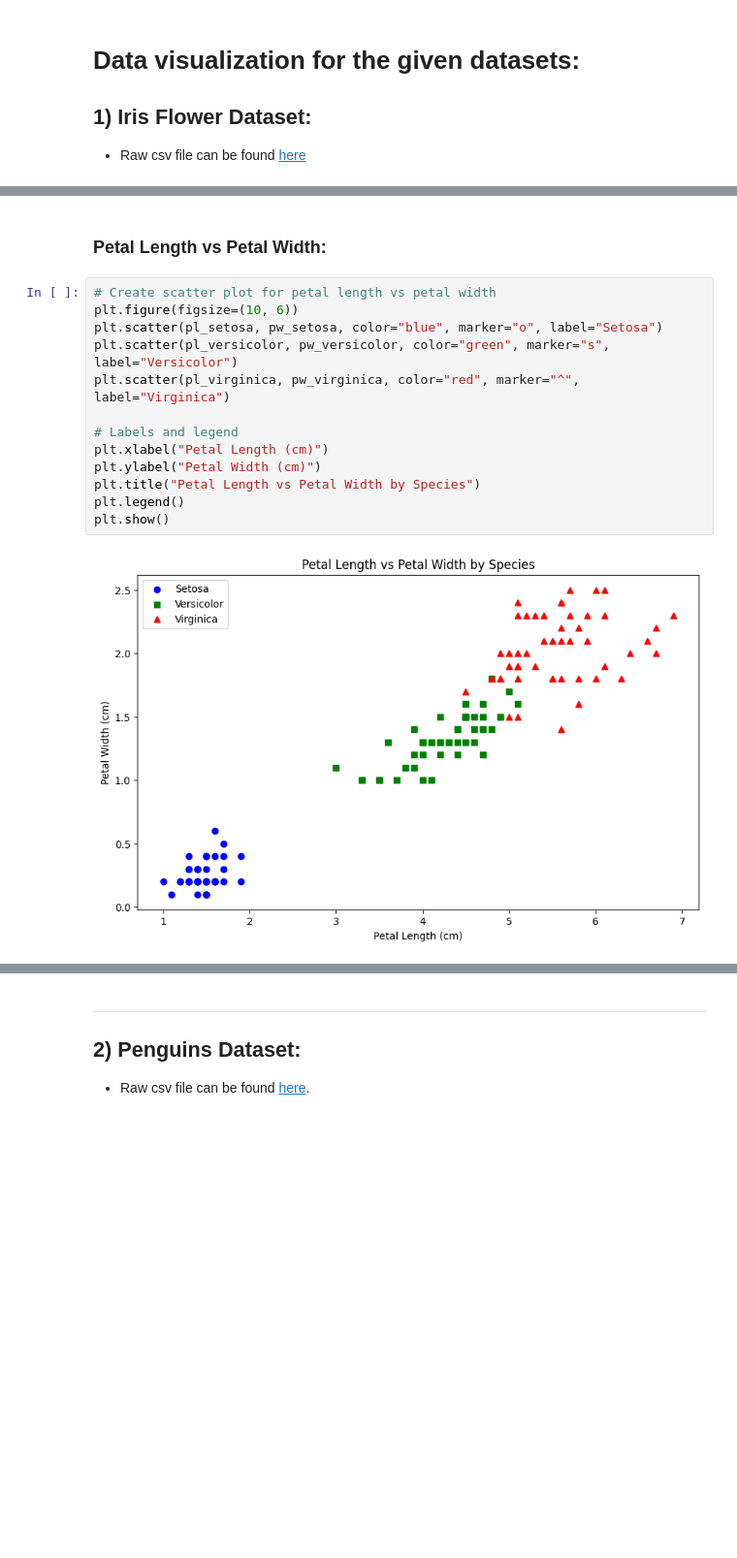
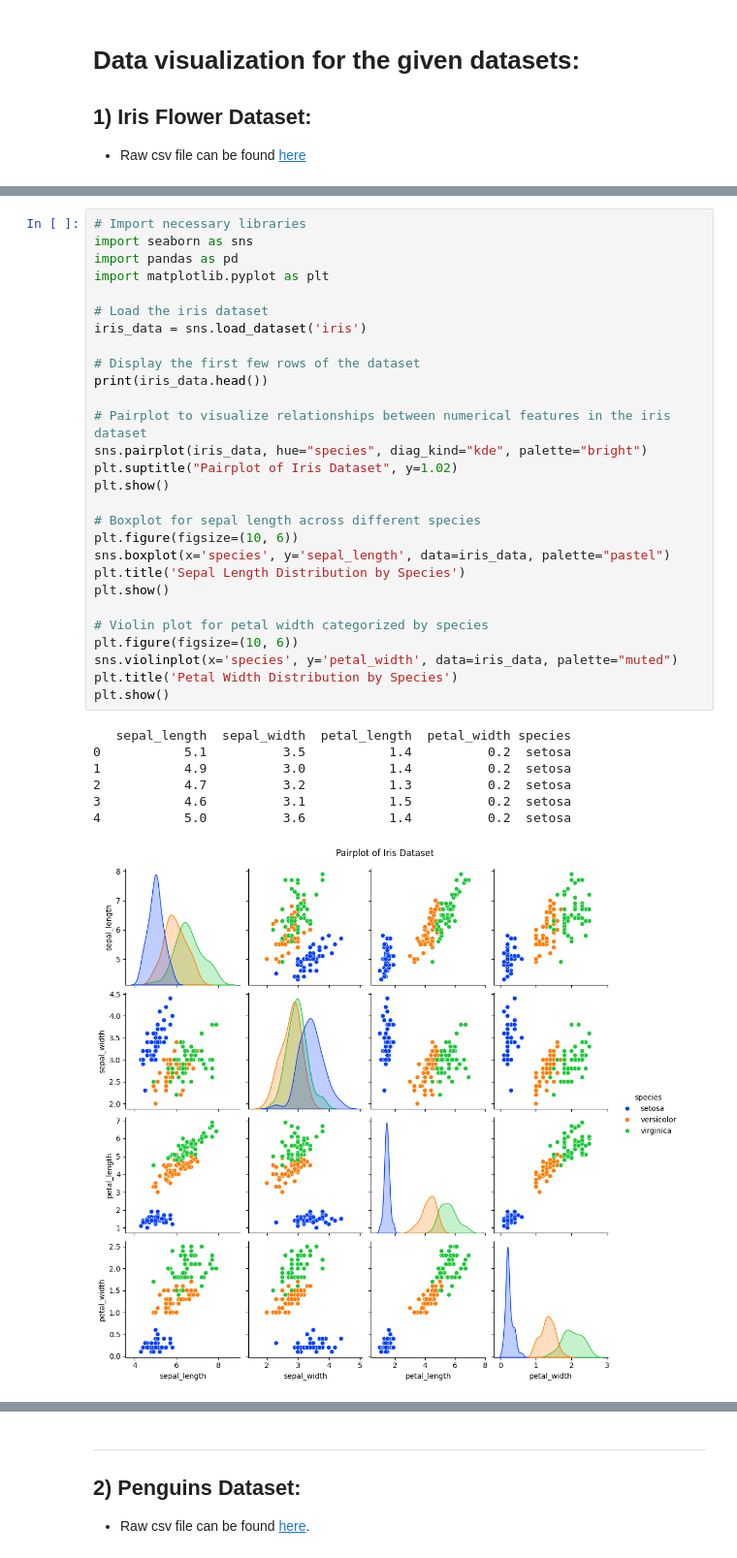
Before and after one commit to ashurudra09/INCM_Project_M24, a Jupyter notebook: Code/data_viz.ipynb, the cells around one changed output, grey strips where cells are left out. Shown at 97% size. Drawn from its saved outputs; the diff is of its cells as text; blank space fills up the shorter version.

```diff
--- a/Code/data_viz.ipynb
+++ b/Code/data_viz.ipynb
@@ -132,17 +7,36 @@ plt.show()
-# %% [markdown]
-### Petal Length vs Petal Width:
-# %%
-# Create scatter plot for petal length vs petal width
-plt.figure(figsize=(10, 6))
-plt.scatter(pl_setosa, pw_setosa, color="blue", marker="o", label="Setosa")
-plt.scatter(pl_versicolor, pw_versicolor, color="green", marker="s", label="Versicolor")
-plt.scatter(pl_virginica, pw_virginica, color="red", marker="^", label="Virginica")
-
-# Labels and legend
-plt.xlabel("Petal Length (cm)")
-plt.ylabel("Petal Width (cm)")
-plt.title("Petal Length vs Petal Width by Species")
-plt.legend()
-plt.show()
-# %% [output]
-[figure, removed]
+# %%
+# Import necessary libraries
+import seaborn as sns
+import pandas as pd
+import matplotlib.pyplot as plt
+
+# Load the iris dataset
+iris_data = sns.load_dataset('iris')
+
+# Display the first few rows of the dataset
+print(iris_data.head())
+
+# Pairplot to visualize relationships between numerical features in the iris dataset
+sns.pairplot(iris_data, hue="species", diag_kind="kde", palette="bright")
+plt.suptitle("Pairplot of Iris Dataset", y=1.02)
+plt.show()
+
+# Boxplot for sepal length across different species
+plt.figure(figsize=(10, 6))
+sns.boxplot(x='species', y='sepal_length', data=iris_data, palette="pastel")
+plt.title('Sepal Length Distribution by Species')
+plt.show()
+
+# Violin plot for petal width categorized by species
+plt.figure(figsize=(10, 6))
+sns.violinplot(x='species', y='petal_width', data=iris_data, palette="muted")
+plt.title('Petal Width Distribution by Species')
+plt.show()
+# %% [output]
+   sepal_length  sepal_width  petal_length  petal_width species
+0           5.1          3.5           1.4          0.2  setosa
+1           4.9          3.0           1.4          0.2  setosa
+2           4.7          3.2           1.3          0.2  setosa
+3           4.6          3.1           1.5          0.2  setosa
+4           5.0          3.6           1.4          0.2  setosa
+[figure, added]
```
Also changed, not shown: parts of 12 cells of this notebook, 1 other file.
